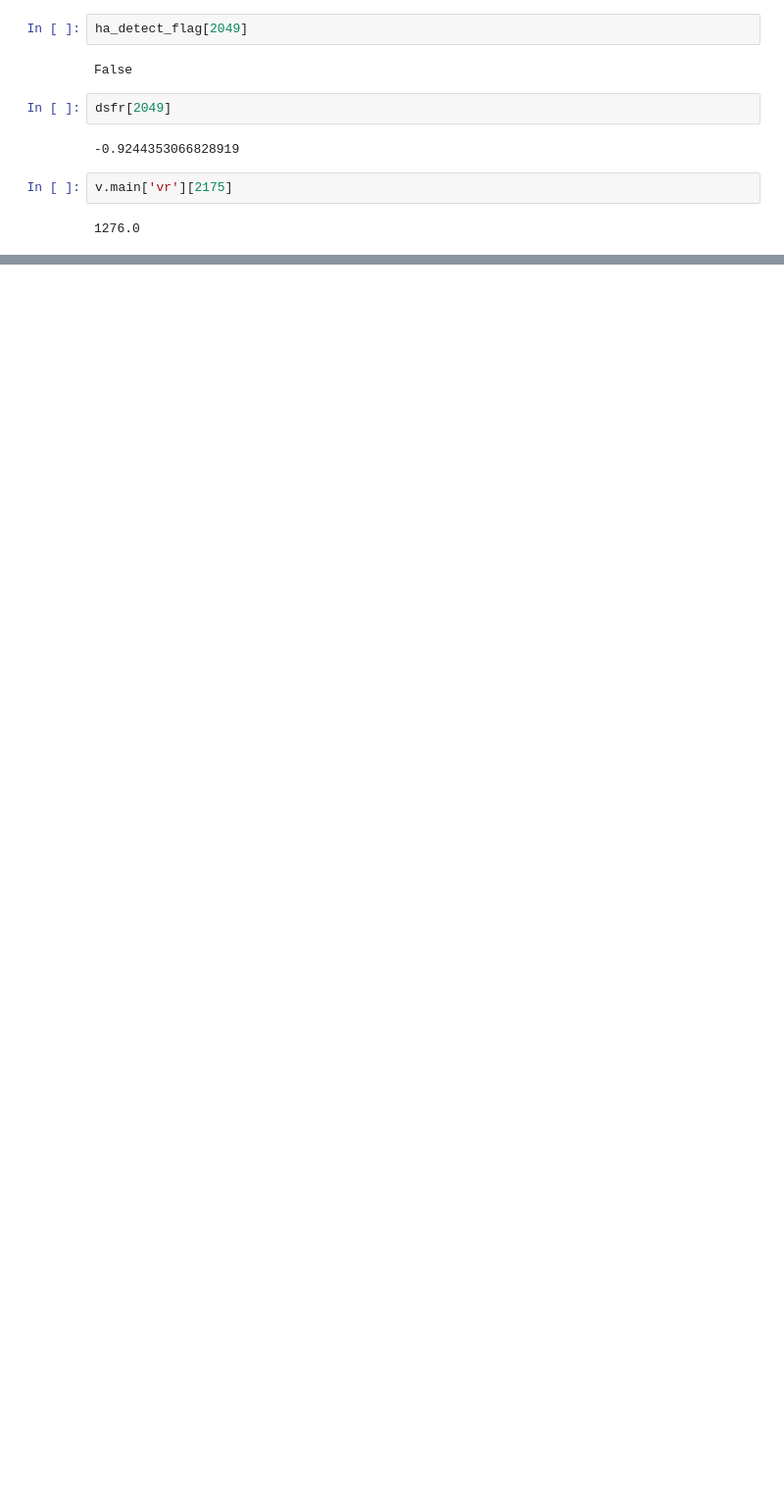
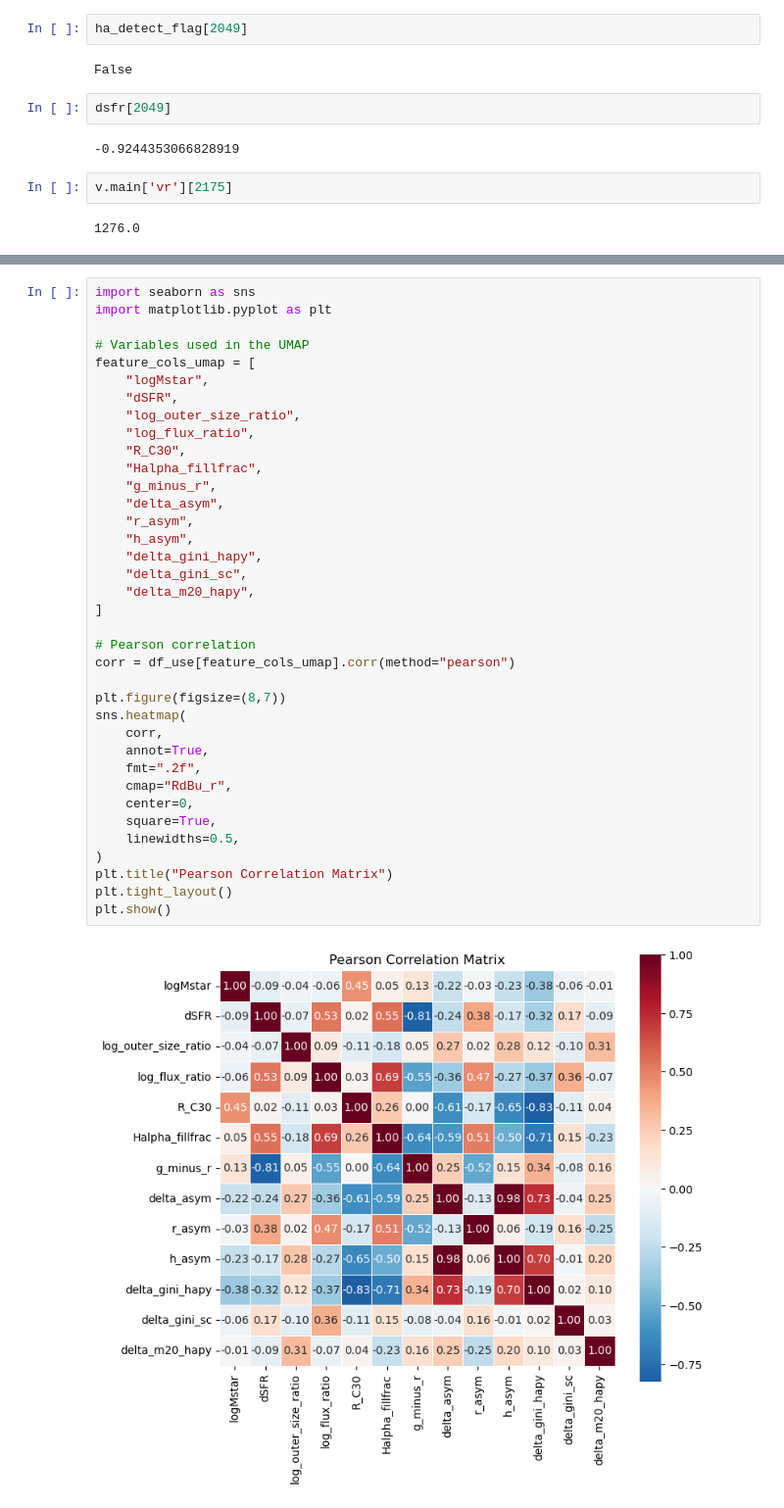
Before and after one commit to rfinn/hapypost, a Jupyter notebook: notebooks/06_dwarf_galaxies.ipynb, the cells around one changed output, grey strips where cells are left out. Shown at 98% size. Cells and saved outputs as stored; diff of their text form; blank space fills up the shorter version.

```diff
--- a/notebooks/06_dwarf_galaxies.ipynb
+++ b/notebooks/06_dwarf_galaxies.ipynb
@@ -150,0 +288,39 @@ v.main['vr'][2175]
+# %%
+import seaborn as sns
+import matplotlib.pyplot as plt
+
+# Variables used in the UMAP
+feature_cols_umap = [
+    "logMstar",
+    "dSFR",
+    "log_outer_size_ratio",
+    "log_flux_ratio",
+    "R_C30",
+    "Halpha_fillfrac",
+    "g_minus_r",
+    "delta_asym",
+    "r_asym",
+    "h_asym",
+    "delta_gini_hapy",
+    "delta_gini_sc",
+    "delta_m20_hapy",
+]
+
+# Pearson correlation
+corr = df_use[feature_cols_umap].corr(method="pearson")
+
+plt.figure(figsize=(8,7))
+sns.heatmap(
+    corr,
+    annot=True,
+    fmt=".2f",
+    cmap="RdBu_r",
+    center=0,
+    square=True,
+    linewidths=0.5,
+)
+plt.title("Pearson Correlation Matrix")
+plt.tight_layout()
+plt.show()
+# %% [output]
+[figure, added]
```
Also changed, not shown: parts of 39 cells of this notebook, 4 other files.
